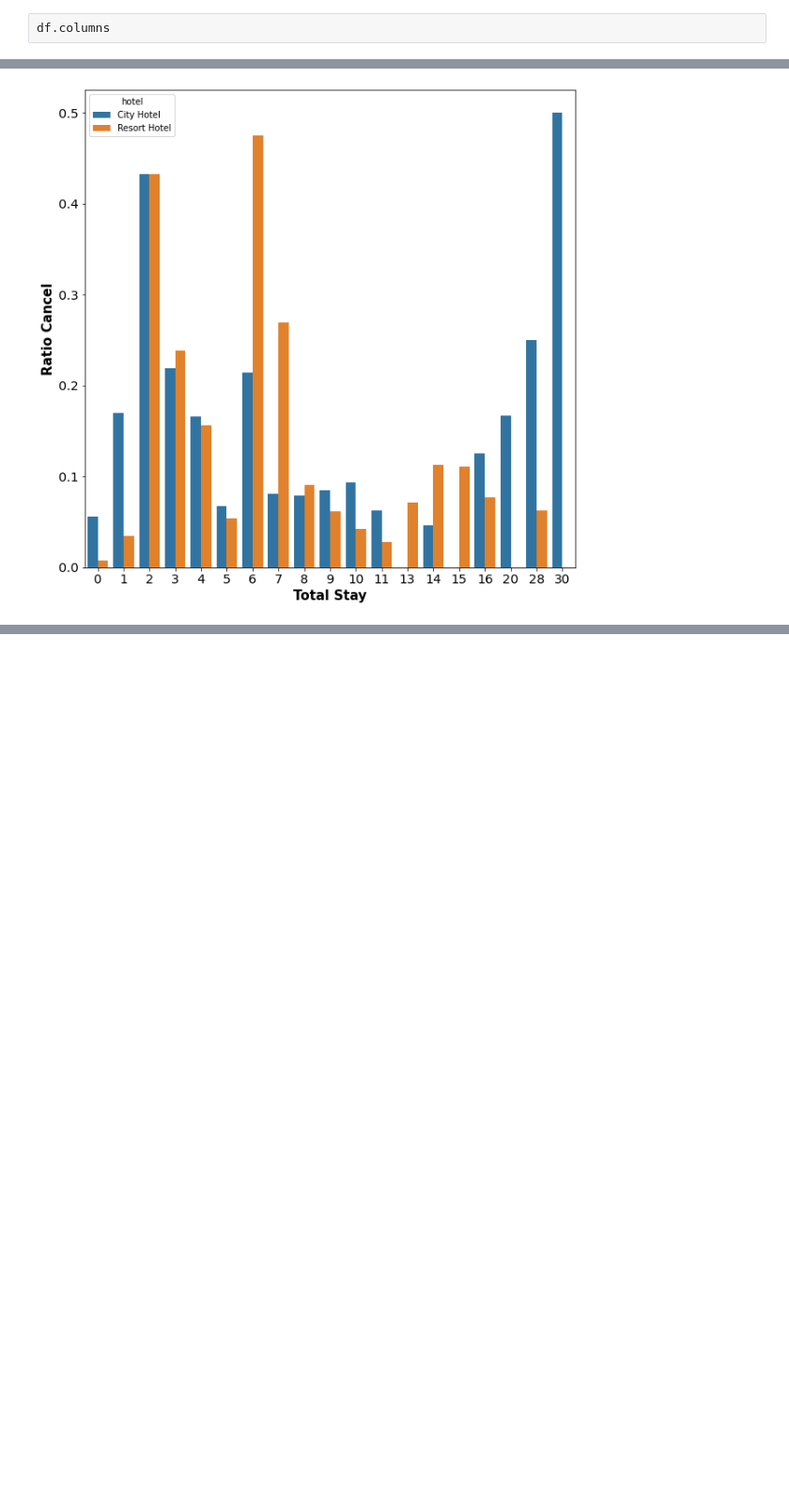
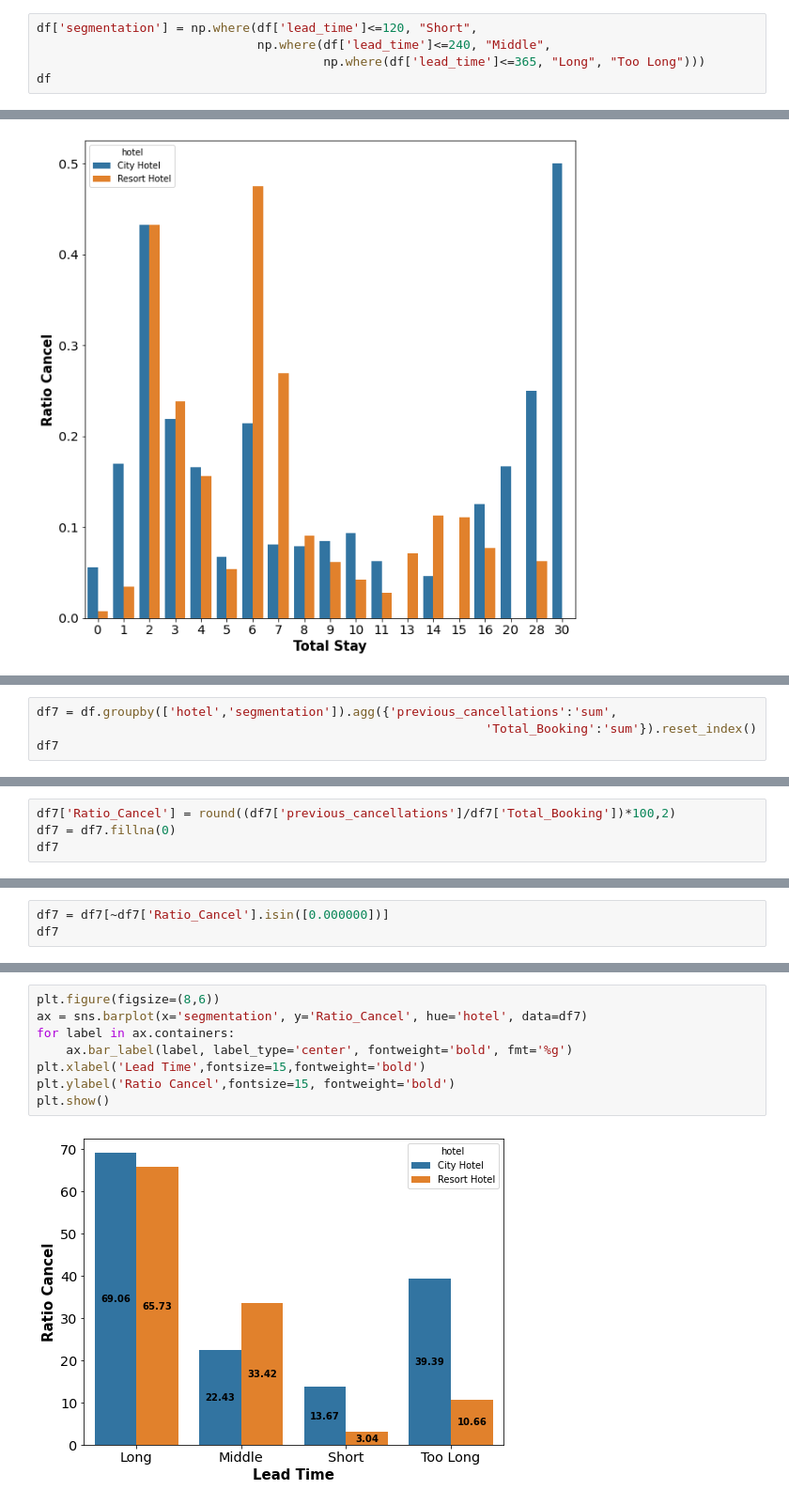
Before and after one commit to angelusfelix/Hotel_Booking, a Jupyter notebook: EDA and Data Preprocessing_Hotel_Bookings.ipynb, the cells around one changed output, grey strips where cells are left out. Shown at 94% size. Saved outputs shown, nothing was run; the diff lists cells and outputs as text; blank space fills up the shorter version.

```diff
--- a/EDA and Data Preprocessing_Hotel_Bookings.ipynb
+++ b/EDA and Data Preprocessing_Hotel_Bookings.ipynb
@@ -420,3 +422,6 @@ df['Total_Stay']=df['stays_in_weekend_nights']+df['stays_in_weekdays_nights']
 # %%
-df.columns
+df['segmentation'] = np.where(df['lead_time']<=120, "Short",
+                              np.where(df['lead_time']<=240, "Middle",
+                                       np.where(df['lead_time']<=365, "Long", "Too Long")))
+df
 # %% [output]
@@ -875,0 +905,4 @@ plt.show()
+# %%
+df7 = df.groupby(['hotel','segmentation']).agg({'previous_cancellations':'sum',
+                                                             'Total_Booking':'sum'}).reset_index()
+df7
@@ -875,0 +919,4 @@ plt.show()
+# %%
+df7['Ratio_Cancel'] = round((df7['previous_cancellations']/df7['Total_Booking'])*100,2)
+df7 = df7.fillna(0)
+df7
@@ -875,0 +933,3 @@ plt.show()
+# %%
+df7 = df7[~df7['Ratio_Cancel'].isin([0.000000])]
+df7
@@ -875,0 +946,10 @@ plt.show()
+# %%
+plt.figure(figsize=(8,6))
+ax = sns.barplot(x='segmentation', y='Ratio_Cancel', hue='hotel', data=df7)
+for label in ax.containers:
+    ax.bar_label(label, label_type='center', fontweight='bold', fmt='%g')
+plt.xlabel('Lead Time',fontsize=15,fontweight='bold')
+plt.ylabel('Ratio Cancel',fontsize=15, fontweight='bold')
+plt.show()
+# %% [output]
+[figure, added]
```
Also changed, not shown: parts of 23 cells of this notebook, 2 other files.
